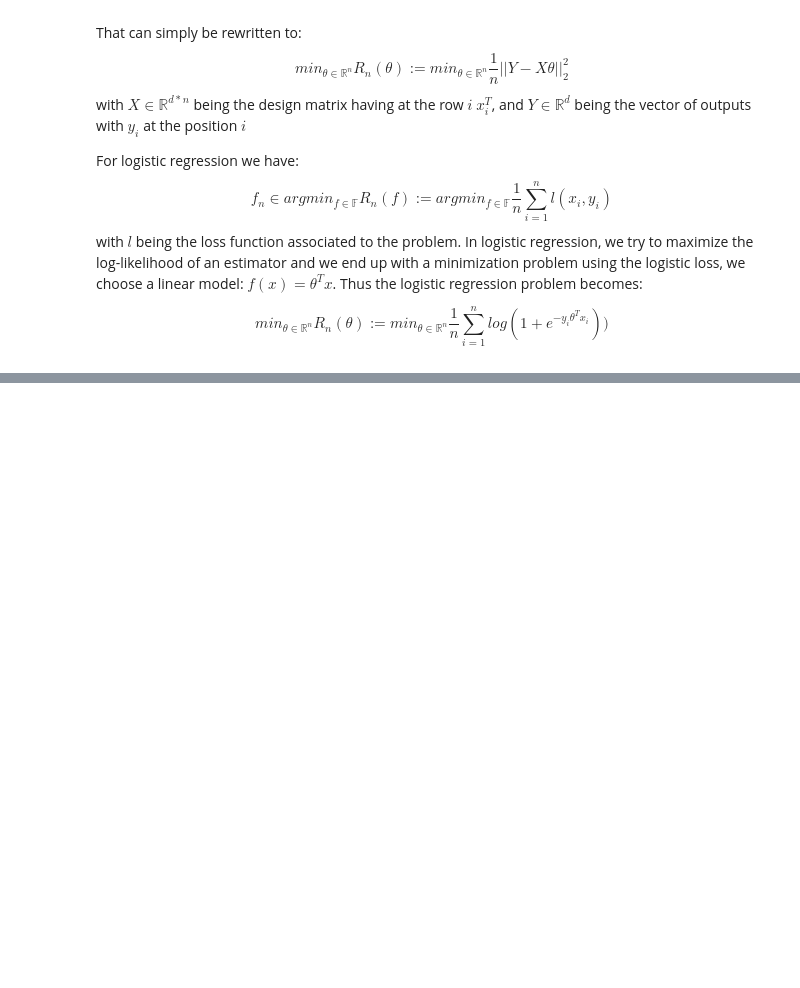
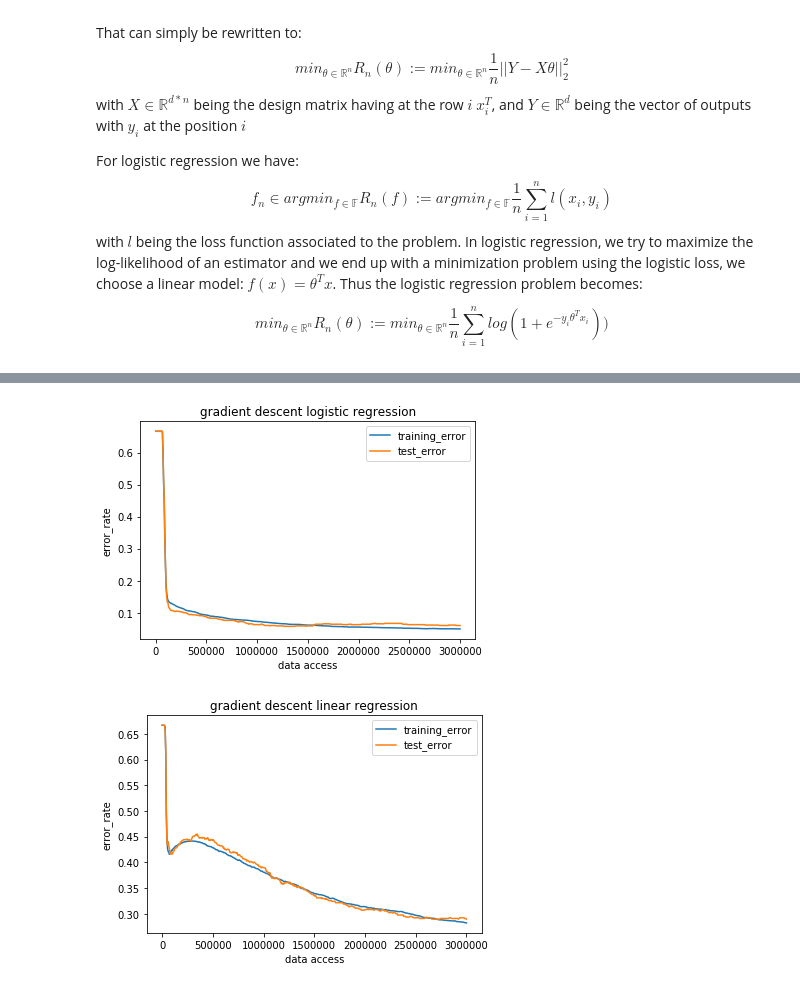
Before and after one commit to NizarGhandri/fonts_recognition, a Jupyter notebook: models.ipynb, the cells around one changed output, grey strips where cells are left out. Drawn from its saved outputs; the diff is of its cells as text; code cells hidden in the pictures; blank space fills up the shorter version.

```diff
--- a/models.ipynb
+++ b/models.ipynb
@@ -103,10 +107,10 @@ $$min_{\theta \in \mathbb R^n} R_n(\theta) := min_{\theta \in \mathbb R^n}\frac{
 #we define here some utility functions to compute the regression sum and the gradient
 
 def logistic_loss (theta, x, y):
-    return 1/np.shape(y)[0] * np.sum(np.log(1+np.exp(-y*x@theta)), axis=0)
+    return 1/np.shape(y)[0] * np.sum(np.log(1+np.exp(-np.reshape(y, (len(y),1))*(x@theta))), axis=0)
 
 def logistic_gradient (theta, x, y):
-    k = -y*x
+    k = -np.reshape(y, (len(y),1))*x
     e = np.exp(k@theta)
     u_ = k*e
     return np.reshape(1/np.shape(y)[0] * np.sum(u_/(1+e), axis=0), np.shape(theta))
@@ -116,7 +120,7 @@ def square_loss (theta, x, y):
     return 1/np.shape(y)[0] * np.sum((x@theta - y)**2, axis=0)
 
 def square_gradient (theta, x, y):
-    return np.reshape(1/np.shape(y)[0]*2*np.sum(x, axis=0)*square_loss(theta, x, y), np.shape(theta))
+    return np.reshape(1/np.shape(y)[0]*2*np.sum(x*(x@theta - y), axis=0), np.shape(theta))
 
 def sigmoid(t):
     return 1/(1 + np.exp(-t))
@@ -133,9 +137,13 @@ def test(theta, data_set, labels, classify):
         accuracy += (classify(theta, x) == y)
     return accuracy/len(labels)
 
-def plot(training_error, test_error, t):
-    plt.plot(t, training_error)
-    plt.plot(t, test_error)
+def plot(training_error, test_error, t, t_s, title):
+    plt.plot(t, training_error, label="training_error")
+    plt.plot(t, test_error, label="test_error")
+    plt.legend()
+    plt.ylabel("error_rate")
+    plt.xlabel(t_s)
+    plt.title(title)
     plt.show(block=False)
 # %%
 #here we define the gradient descent and the stochastic gradient descent with backtracking line search (to get an optimal learning rate)
@@ -222,0 +226,6 @@ plot(b, a, np.arange(len(b)))
+# %%
+plot(1-np.array(b), 1-np.array(a), np.arange(len(b))*number_of_letters, "data access", "gradient descent logistic regression")
+plot(1-np.array(d), 1-np.array(c), np.arange(len(d))*number_of_letters, "data access", "gradient descent linear regression")
+# %% [output]
+[figure, added]
+[figure, added]
```
Also changed, not shown: parts of 7 cells of this notebook.
